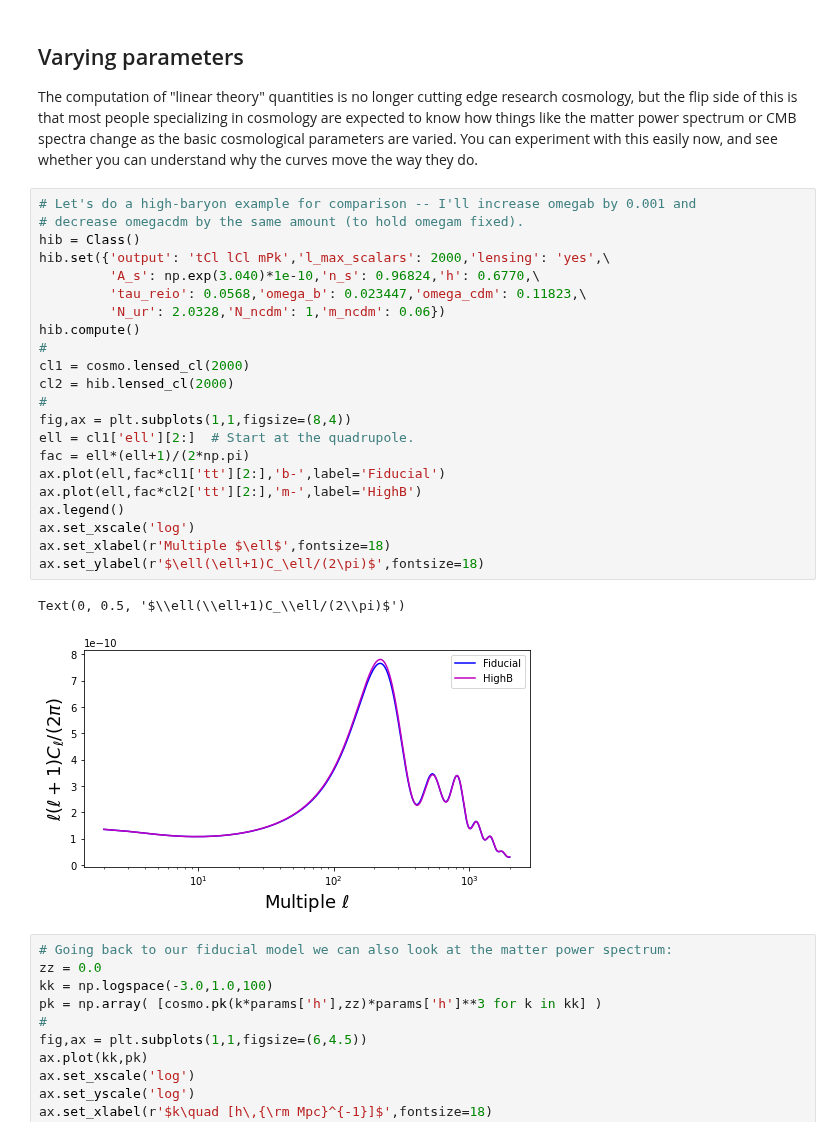
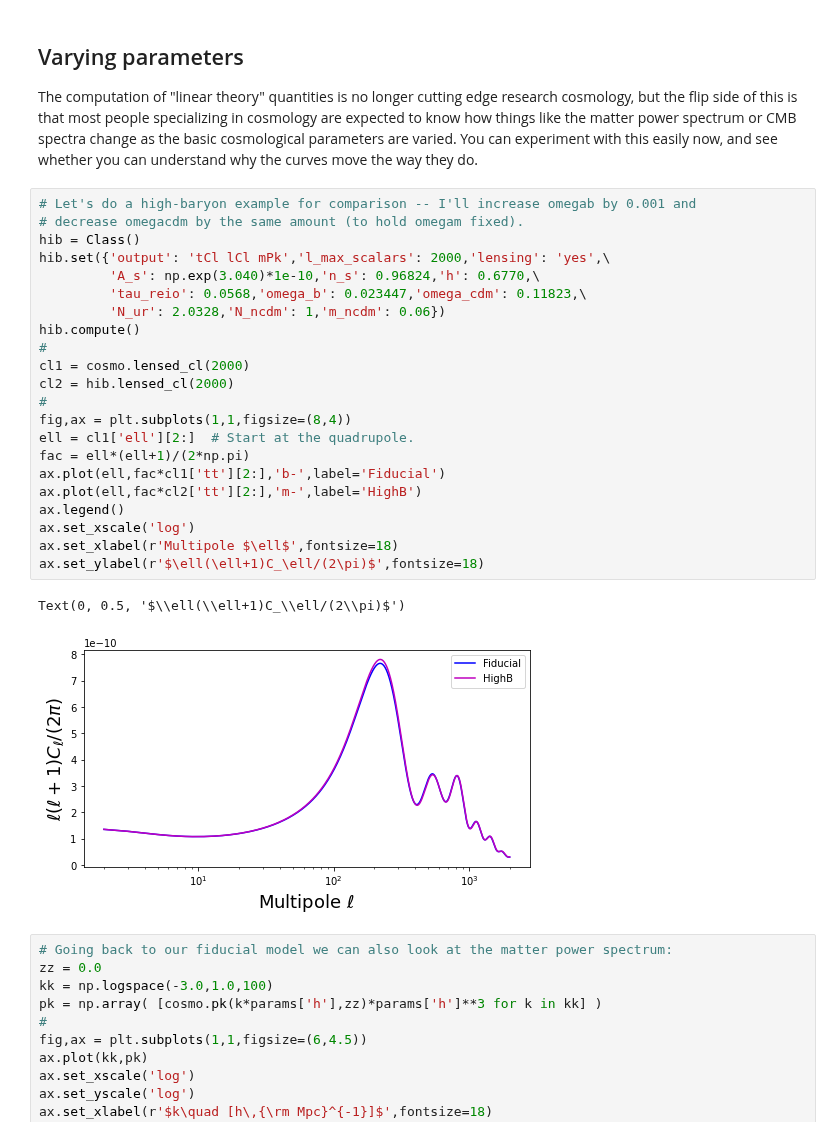
Before and after one commit to LBJ-Wade/Notebooks_cosmology, a Jupyter notebook: physics229/ClassBoltzmannCode.ipynb, the cells around one changed output. Saved outputs shown, nothing was run; the diff lists cells and outputs as text.

```diff
--- a/physics229/ClassBoltzmannCode.ipynb
+++ b/physics229/ClassBoltzmannCode.ipynb
@@ -154,28 +172,28 @@ The computation of "linear theory" quantities is no longer cutting edge research
 # %%
 # Let's do a high-baryon example for comparison -- I'll increase omegab by 0.001 and
 # decrease omegacdm by the same amount (to hold omegam fixed).
 hib = Class()
 hib.set({'output': 'tCl lCl mPk','l_max_scalars': 2000,'lensing': 'yes',\
          'A_s': np.exp(3.040)*1e-10,'n_s': 0.96824,'h': 0.6770,\
          'tau_reio': 0.0568,'omega_b': 0.023447,'omega_cdm': 0.11823,\
          'N_ur': 2.0328,'N_ncdm': 1,'m_ncdm': 0.06})
 hib.compute()
 #
 cl1 = cosmo.lensed_cl(2000)
 cl2 = hib.lensed_cl(2000)
 #
 fig,ax = plt.subplots(1,1,figsize=(8,4))
 ell = cl1['ell'][2:]  # Start at the quadrupole.
 fac = ell*(ell+1)/(2*np.pi)
 ax.plot(ell,fac*cl1['tt'][2:],'b-',label='Fiducial')
 ax.plot(ell,fac*cl2['tt'][2:],'m-',label='HighB')
 ax.legend()
 ax.set_xscale('log')
-ax.set_xlabel(r'Multiple $\ell$',fontsize=18)
+ax.set_xlabel(r'Multipole $\ell$',fontsize=18)
 ax.set_ylabel(r'$\ell(\ell+1)C_\ell/(2\pi)$',fontsize=18)
 # %% [output]
 Text(0, 0.5, '$\\ell(\\ell+1)C_\\ell/(2\\pi)$')
-[figure, old version]
+[figure, new version]
 # %%
 # Going back to our fiducial model we can also look at the matter power spectrum:
 zz = 0.0
```
Also changed, not shown: parts of 7 cells of this notebook.
